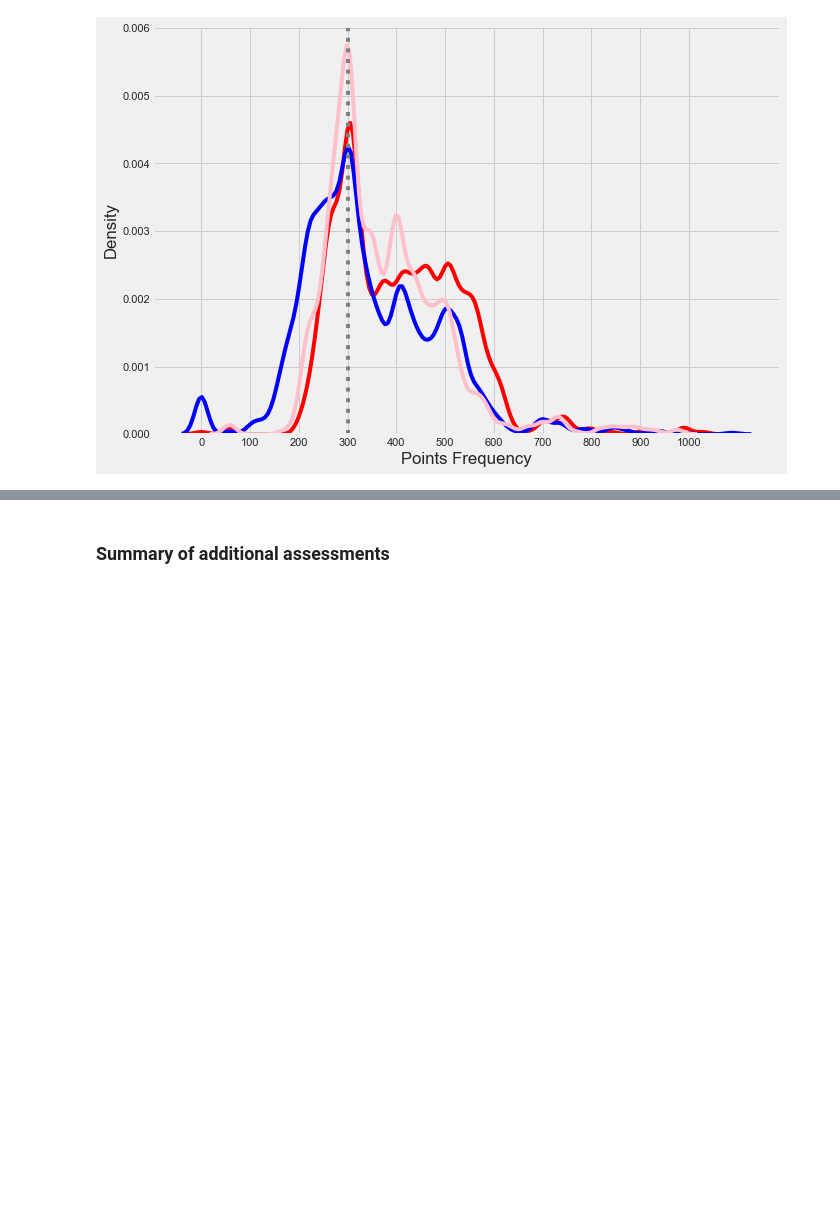
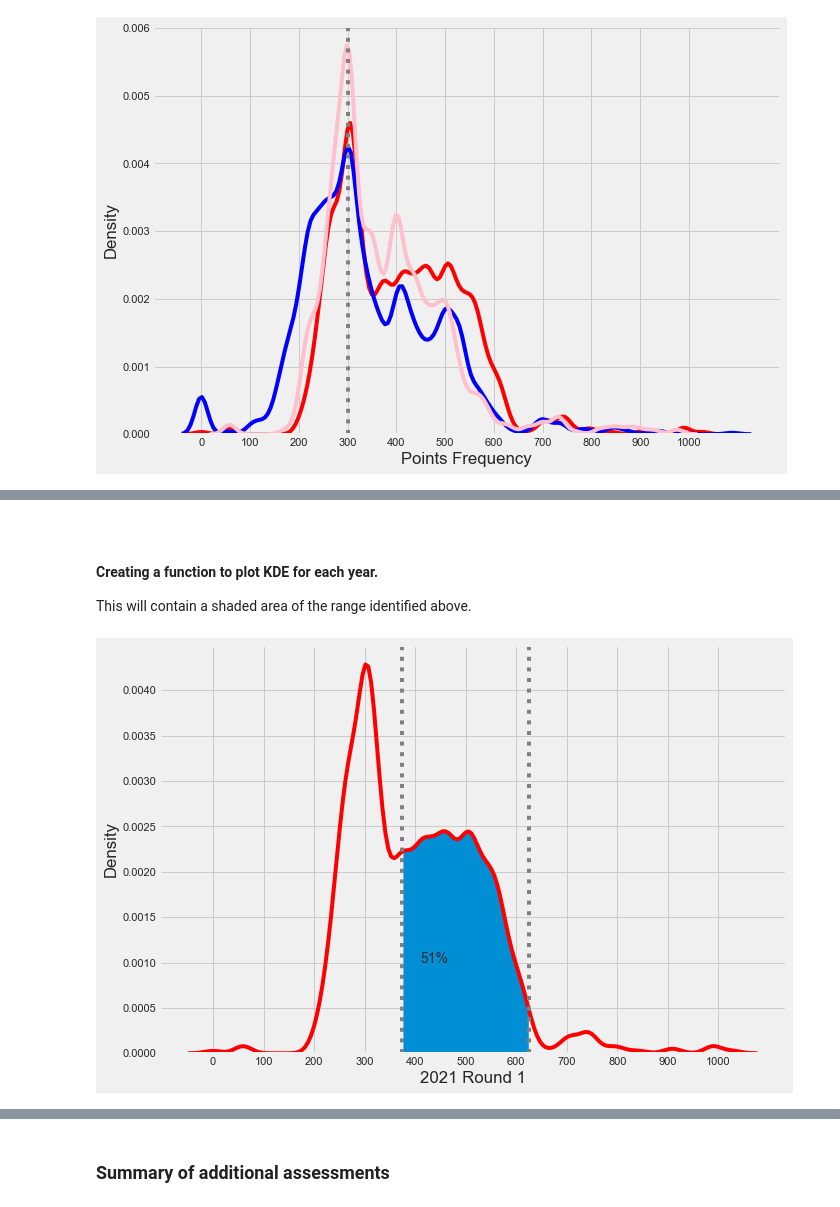
Before and after one commit to RYANCOX00/Fundamentals_of_DA, a Jupyter notebook: cao.ipynb, the cells around one changed output, grey strips where cells are left out. Drawn from its saved outputs; the diff is of its cells as text; code cells hidden in the pictures; blank space fills up the shorter version.

```diff
--- a/cao.ipynb
+++ b/cao.ipynb
@@ -559,0 +560,3 @@ Next, consider doing a CDF to get stats, scipy.stats.  and fill between to visua
+# %%
+low =  375
+high = 625
@@ -559,0 +577,2 @@ Next, consider doing a CDF to get stats, scipy.stats.  and fill between to visua
+# %%
+range21_350 = range350(r1_2021, 'range21_350')
@@ -559,0 +583,42 @@ Next, consider doing a CDF to get stats, scipy.stats.  and fill between to visua
+# %% [markdown]
+<br>
+
+#### Creating a function to plot KDE for each year.
+
+This will contain a shaded area of the range identified above.
+# %%
+def round1plot (series, range_per):
+
+    # Creating a KDE plot with 2021 round 1 data.
+    fig, ax = plt.subplots()
+    ax1= sns.kdeplot(series,  bw_adjust= 0.5,color='red')
+
+
+    # Extracting x and y data to use in the fill_between. [29]
+    x = ax.lines[0].get_xdata()
+    y = ax.lines[0].get_ydata()
+
+
+    # Setting x axis tics and grid lines to understand trends better.
+    plt.xticks([0,100,200,300,400,500,600,700,800,900,1000])
+
+
+    # Filling between the high and low parameter on the x axis [30]
+    # Filling up to the KDE on the y axis [29]
+    ax.fill_between(x, 0, y, where= (x>=low) & (high>=x))
+
+
+    # Adding area percentage to shaded area.
+    ax.text(410, 0.0010, '{}%'.format(range_per))
+
+
+    ax1.axvline(low, color = '0.5', linestyle = ':')
+    ax1.axvline(high, color = '0.5', linestyle = ':')
+    #ax1.text(0, 0.2, 'range21_350', horizontalalignment='center')
+
+
+    plt.show()
+# %%
+round1plot(r1_2021, range21_350)
+# %% [output]
+[figure, added]
```
Also changed, not shown: parts of 20 cells of this notebook, 11 other files.
